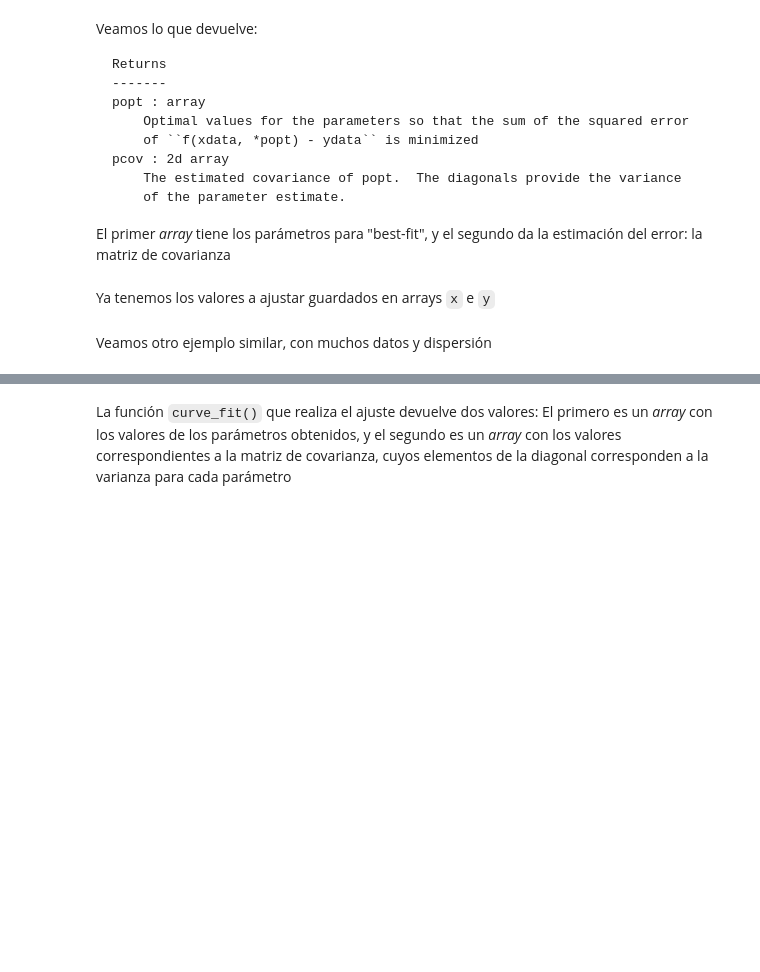
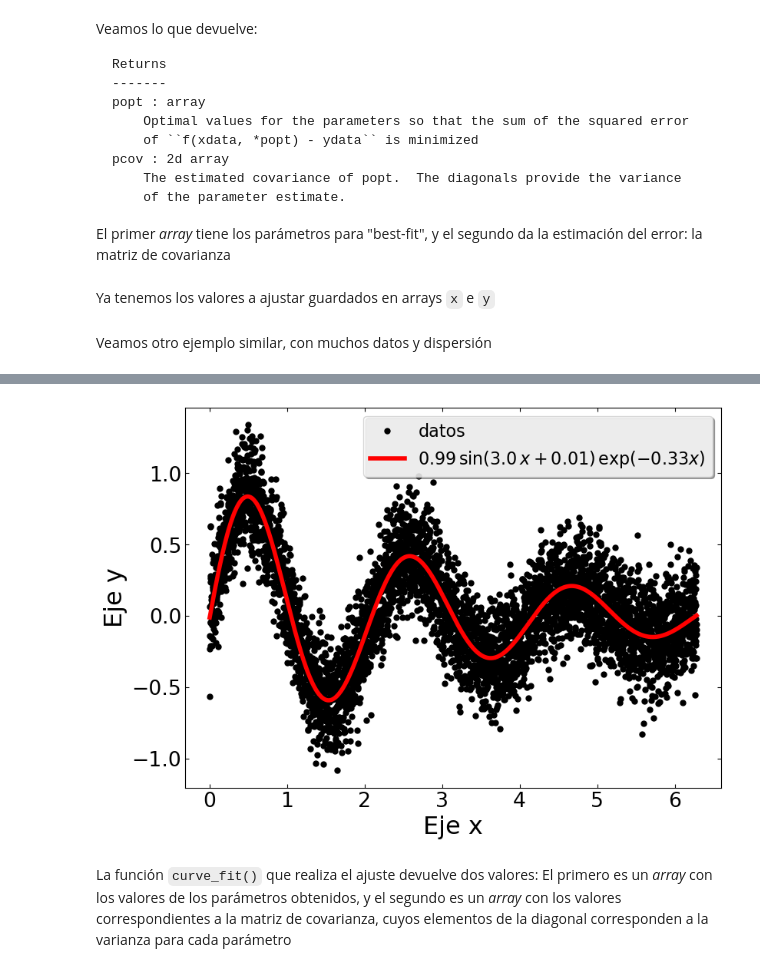
Before and after one commit to fiolj/intro-python-IB, a Jupyter notebook: clases/13_2_fiteos.ipynb, the cells around one changed output, grey strips where cells are left out. Drawn from its saved outputs; the diff is of its cells as text; code cells hidden in the pictures; blank space fills up the shorter version.

```diff
--- a/clases/13_2_fiteos.ipynb
+++ b/clases/13_2_fiteos.ipynb
@@ -612,16 +743,17 @@ y = y0 + 0.2* np.random.normal(loc= 0., scale= 1, size= y0.size);
 # %%
-initial_guess= [1., 3., 1., 0.2]
+initial_guess= [.8, 3.5, 1., 0.2]
 params, p_covarianza = curve_fit(fit_func, x, y, initial_guess)
 # %%
 # Graficación
 plt.figure(figsize=fsize)
-plt.plot(x,y0,'-b',label="$f(x)$")
 plt.plot(x,y,'.k',label='datos') # repeated from above
 label=sfuncion.format(*params)
 plt.plot(x,fit_func(x, *params), '-r', label=label)
 plt.xlabel("Eje x") # labels again
 plt.ylabel("Eje y")
 plt.legend(loc='best');
+# %% [output]
+[figure, added]
 # %% [markdown]
 La función `curve_fit()` que realiza el ajuste devuelve dos valores: El primero es un *array* con los valores de los parámetros obtenidos, y el segundo es un *array* con los valores correspondientes a la matriz de covarianza, cuyos elementos de la diagonal corresponden a la varianza para cada parámetro
 # %%
```
Also changed, not shown: parts of 55 cells of this notebook, 39 other files.
